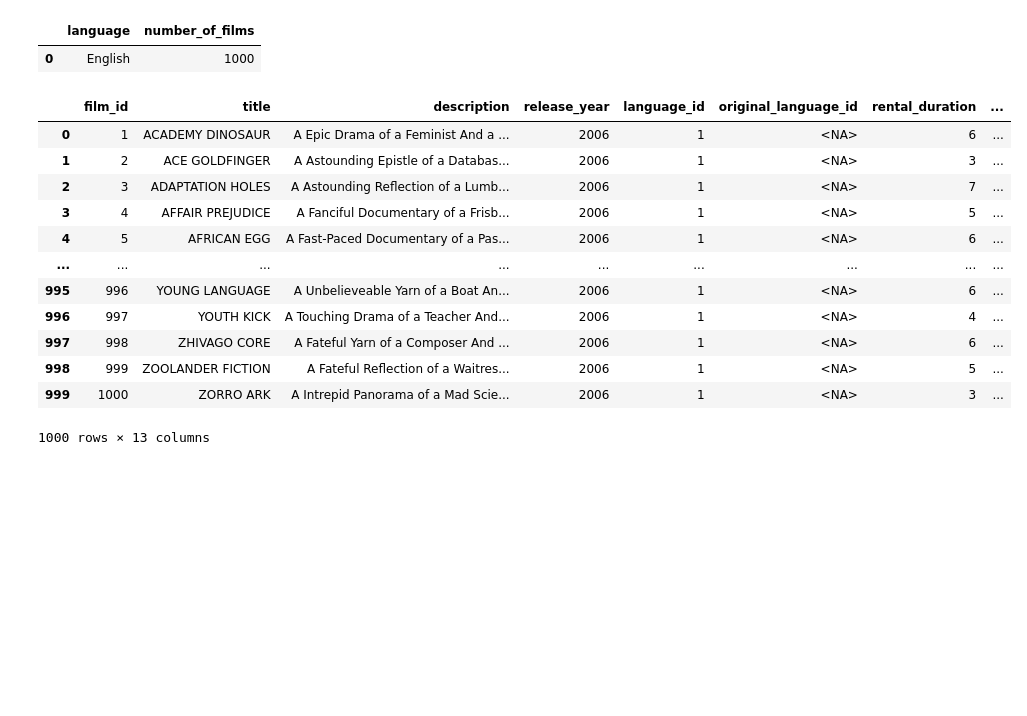
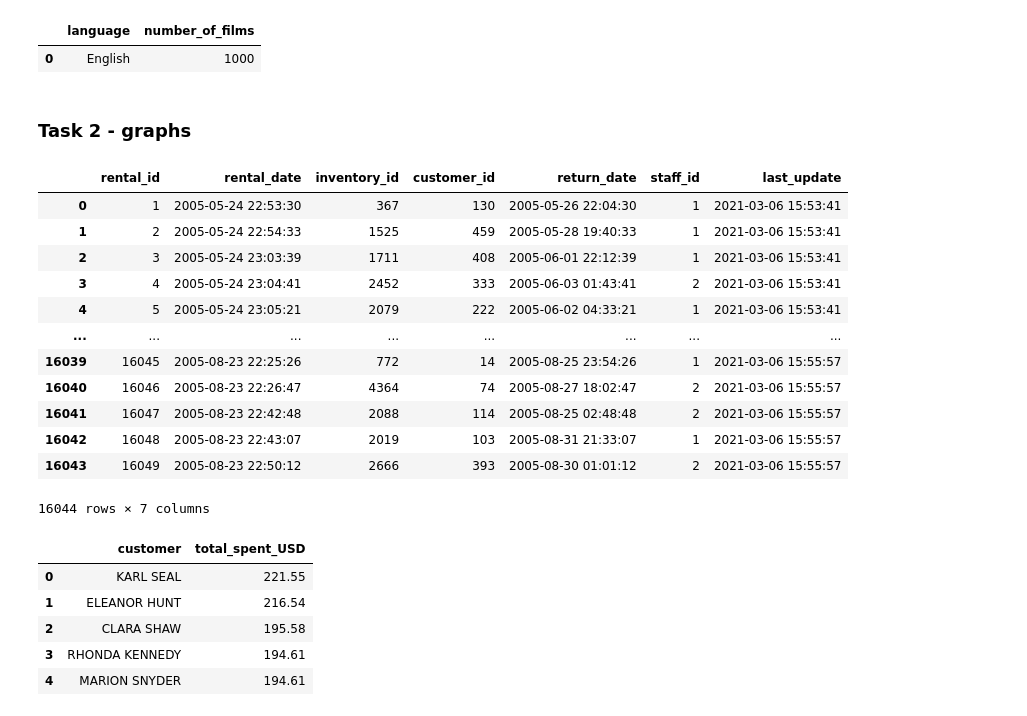
Before and after one commit to LisaYllander92/SQL_LAB_DE25_LisaYllander, a Jupyter notebook: data_analys.ipynb, the cells around one changed output. Saved outputs shown, nothing was run; the diff lists cells and outputs as text; code cells hidden in the pictures; blank space fills up the shorter version.

```diff
--- a/data_analys.ipynb
+++ b/data_analys.ipynb
@@ -249,18 +249,47 @@ duckdb.sql("""
 # %% [output]
 |  | language | number_of_films |
 | 0 | English | 1000 |
+# %% [markdown]
+### Task 2 - graphs
+# %%
+# Check what we'll need
+payment
+customer
+rental
+# %% [output]
+|  | rental_id | rental_date | inventory_id | customer_id | return_date | staff_id | last_update |
+| 0 | 1 | 2005-05-24 22:53:30 | 367 | 130 | 2005-05-26 22:04:30 | 1 | 2021-03-06 15:53:41 |
+| 1 | 2 | 2005-05-24 22:54:33 | 1525 | 459 | 2005-05-28 19:40:33 | 1 | 2021-03-06 15:53:41 |
+| 2 | 3 | 2005-05-24 23:03:39 | 1711 | 408 | 2005-06-01 22:12:39 | 1 | 2021-03-06 15:53:41 |
+| 3 | 4 | 2005-05-24 23:04:41 | 2452 | 333 | 2005-06-03 01:43:41 | 2 | 2021-03-06 15:53:41 |
+| 4 | 5 | 2005-05-24 23:05:21 | 2079 | 222 | 2005-06-02 04:33:21 | 1 | 2021-03-06 15:53:41 |
+| ... | ... | ... | ... | ... | ... | ... | ... |
+| 16039 | 16045 | 2005-08-23 22:25:26 | 772 | 14 | 2005-08-25 23:54:26 | 1 | 2021-03-06 15:55:57 |
+| 16040 | 16046 | 2005-08-23 22:26:47 | 4364 | 74 | 2005-08-27 18:02:47 | 2 | 2021-03-06 15:55:57 |
+| 16041 | 16047 | 2005-08-23 22:42:48 | 2088 | 114 | 2005-08-25 02:48:48 | 2 | 2021-03-06 15:55:57 |
+| 16042 | 16048 | 2005-08-23 22:43:07 | 2019 | 103 | 2005-08-31 21:33:07 | 1 | 2021-03-06 15:55:57 |
+| 16043 | 16049 | 2005-08-23 22:50:12 | 2666 | 393 | 2005-08-30 01:01:12 | 2 | 2021-03-06 15:55:57 |
+16044 rows × 7 columns
 # %%
+# a) Top 5 customers by total spent
+# Create a dataframe with the top 5 customer with highest total spent
+# Using SUM(p.amount) to calculate total spent per customer
+Top_five_df = duckdb.sql("""
+    SELECT
+        c.first_name || ' ' || c.last_name as customer,
+        SUM(p.amount) AS total_spent_USD
+    FROM rental r
+    INNER JOIN payment p ON p.rental_id = r.rental_id
+    INNER JOIN customer c ON c.customer_id = r.customer_id
+    GROUP BY customer
+    ORDER BY total_spent_USD DESC;
+""").df()
+
+Top_five_df.head(5) # To only get the top 5
 # %% [output]
-|  | film_id | title | description | release_year | language_id | original_language_id | rental_duration | ... |
-| 0 | 1 | ACADEMY DINOSAUR | A Epic Drama of a Feminist And a ... | 2006 | 1 | <NA> | 6 | ... |
-| 1 | 2 | ACE GOLDFINGER | A Astounding Epistle of a Databas... | 2006 | 1 | <NA> | 3 | ... |
-| 2 | 3 | ADAPTATION HOLES | A Astounding Reflection of a Lumb... | 2006 | 1 | <NA> | 7 | ... |
-| 3 | 4 | AFFAIR PREJUDICE | A Fanciful Documentary of a Frisb... | 2006 | 1 | <NA> | 5 | ... |
-| 4 | 5 | AFRICAN EGG | A Fast-Paced Documentary of a Pas... | 2006 | 1 | <NA> | 6 | ... |
-| ... | ... | ... | ... | ... | ... | ... | ... | ... |
-| 995 | 996 | YOUNG LANGUAGE | A Unbelieveable Yarn of a Boat An... | 2006 | 1 | <NA> | 6 | ... |
-| 996 | 997 | YOUTH KICK | A Touching Drama of a Teacher And... | 2006 | 1 | <NA> | 4 | ... |
-| 997 | 998 | ZHIVAGO CORE | A Fateful Yarn of a Composer And ... | 2006 | 1 | <NA> | 6 | ... |
-| 998 | 999 | ZOOLANDER FICTION | A Fateful Reflection of a Waitres... | 2006 | 1 | <NA> | 5 | ... |
-| 999 | 1000 | ZORRO ARK | A Intrepid Panorama of a Mad Scie... | 2006 | 1 | <NA> | 3 | ... |
+|  | customer | total_spent_USD |
+| 0 | KARL SEAL | 221.55 |
+| 1 | ELEANOR HUNT | 216.54 |
+| 2 | CLARA SHAW | 195.58 |
+| 3 | RHONDA KENNEDY | 194.61 |
+| 4 | MARION SNYDER | 194.61 |
-1000 rows × 13 columns
```
Also changed, not shown: parts of 3 cells of this notebook, 1 other file.
